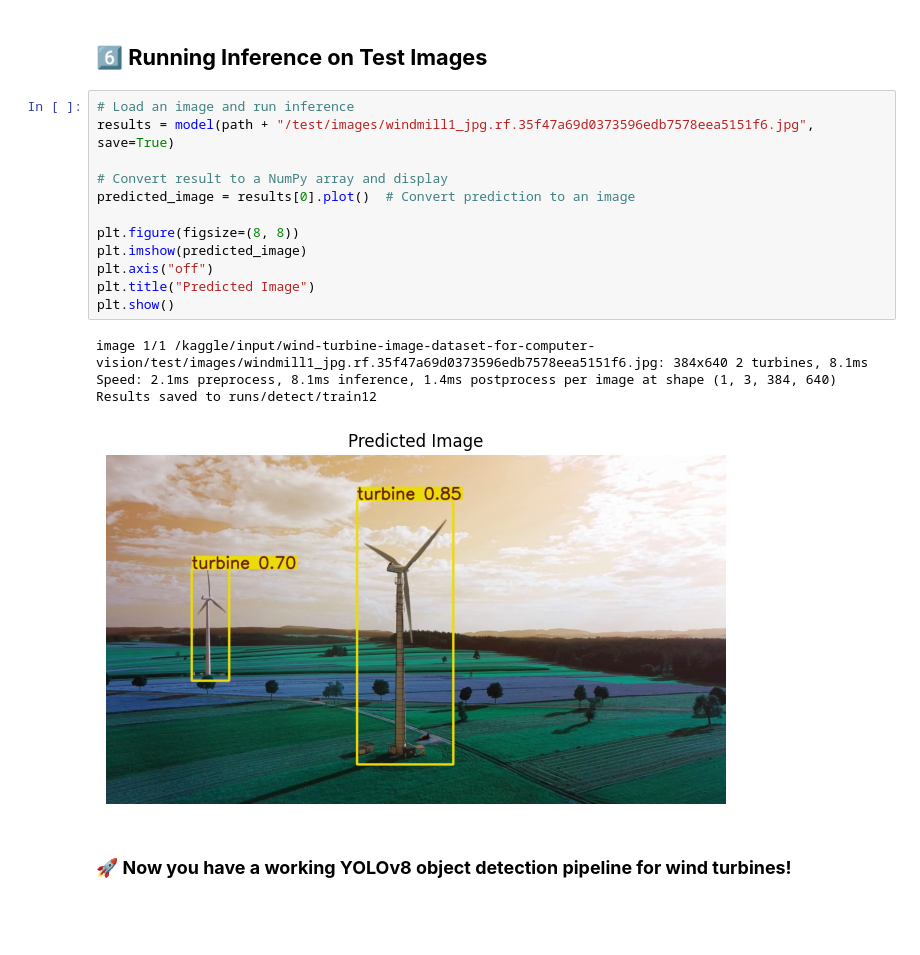
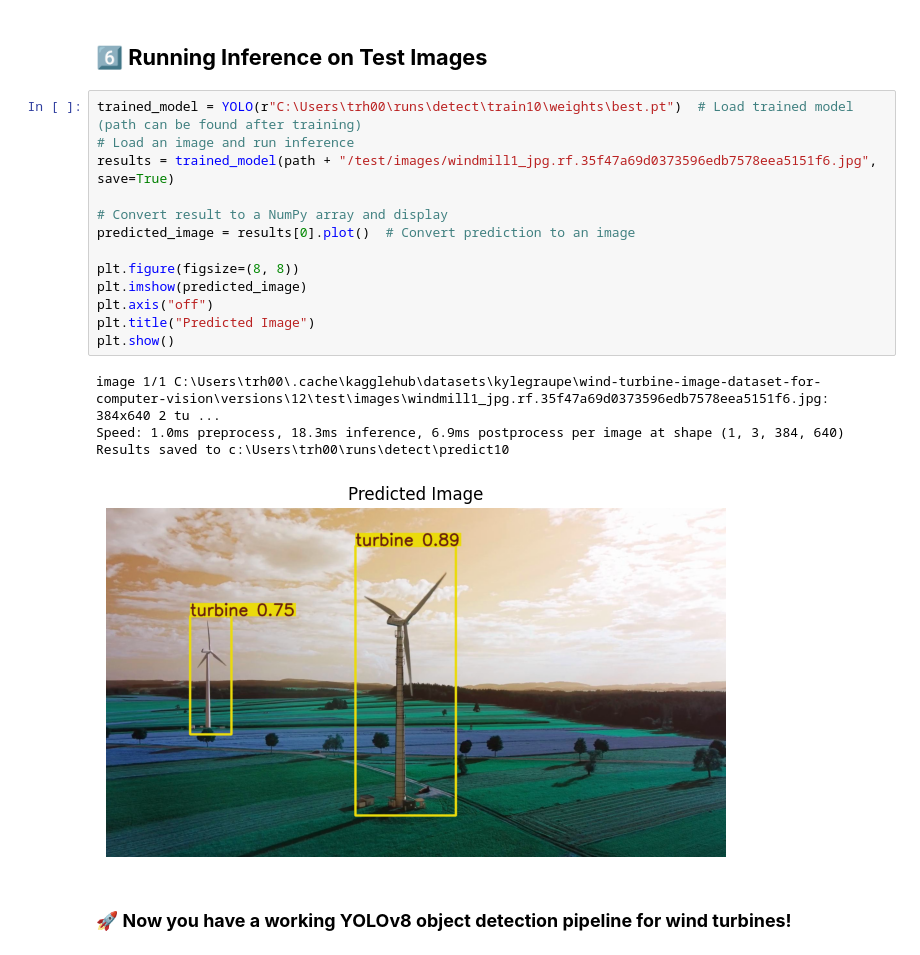
Before and after one commit to Ahmad142300/ML-projects, a Jupyter notebook: Stage 3 - 2025/Labs/Day3_2_Object_Detection_Yolo.ipynb, the cells around one changed output. Saved outputs shown, nothing was run; the diff lists cells and outputs as text; blank space fills up the shorter version.

```diff
--- a/Stage 3 - 2025/Labs/Day3_2_Object_Detection_Yolo.ipynb
+++ b/Stage 3 - 2025/Labs/Day3_2_Object_Detection_Yolo.ipynb
@@ -162,22 +192,23 @@ Results saved to runs/detect/train13
 # %% [markdown]
 ## **6️⃣ Running Inference on Test Images**
 # %%
+trained_model = YOLO(r"C:\Users\trh00\runs\detect\train10\weights\best.pt")  # Load trained model (path can be found after training)
 # Load an image and run inference
-results = model(path + "/test/images/windmill1_jpg.rf.35f47a69d0373596edb7578eea5151f6.jpg", save=True)
+results = trained_model(path + "/test/images/windmill1_jpg.rf.35f47a69d0373596edb7578eea5151f6.jpg", save=True)
 
 # Convert result to a NumPy array and display
 predicted_image = results[0].plot()  # Convert prediction to an image
 
 plt.figure(figsize=(8, 8))
 plt.imshow(predicted_image)
 plt.axis("off")
 plt.title("Predicted Image")
 plt.show()
 # %% [output]
-image 1/1 /kaggle/input/wind-turbine-image-dataset-for-computer-vision/test/images/windmill1_jpg.rf.35f47a69d0373596edb7578eea5151f6.jpg: 384x640 2 turbines, 8.1ms
-Speed: 2.1ms preprocess, 8.1ms inference, 1.4ms postprocess per image at shape (1, 3, 384, 640)
-Results saved to runs/detect/train12
+image 1/1 C:\Users\trh00\.cache\kagglehub\datasets\kylegraupe\wind-turbine-image-dataset-for-computer-vision\versions\12\test\images\windmill1_jpg.rf.35f47a69d0373596edb7578eea5151f6.jpg: 384x640 2 tu ...
+Speed: 1.0ms preprocess, 18.3ms inference, 6.9ms postprocess per image at shape (1, 3, 384, 640)
+Results saved to c:\Users\trh00\runs\detect\predict10
-[figure, old version]
+[figure, new version]
 # %% [markdown]
 ### 🚀 **Now you have a working YOLOv8 object detection pipeline for wind turbines!**
 # %% [markdown]
```
Also changed, not shown: parts of 8 cells of this notebook, 4 other files.
